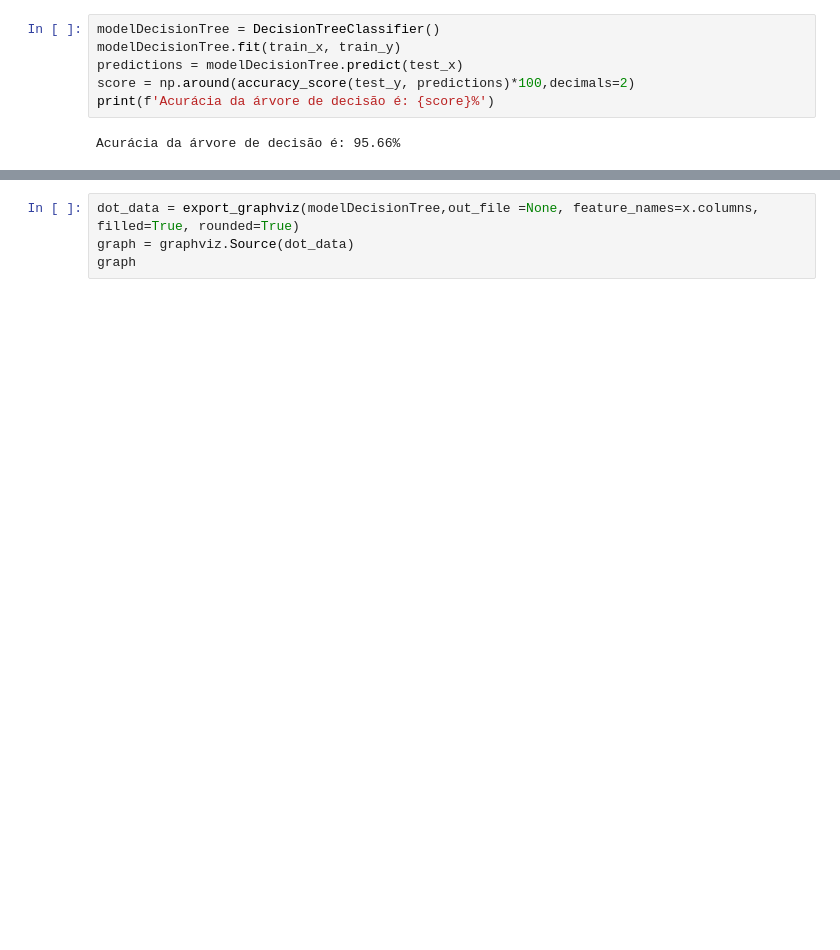
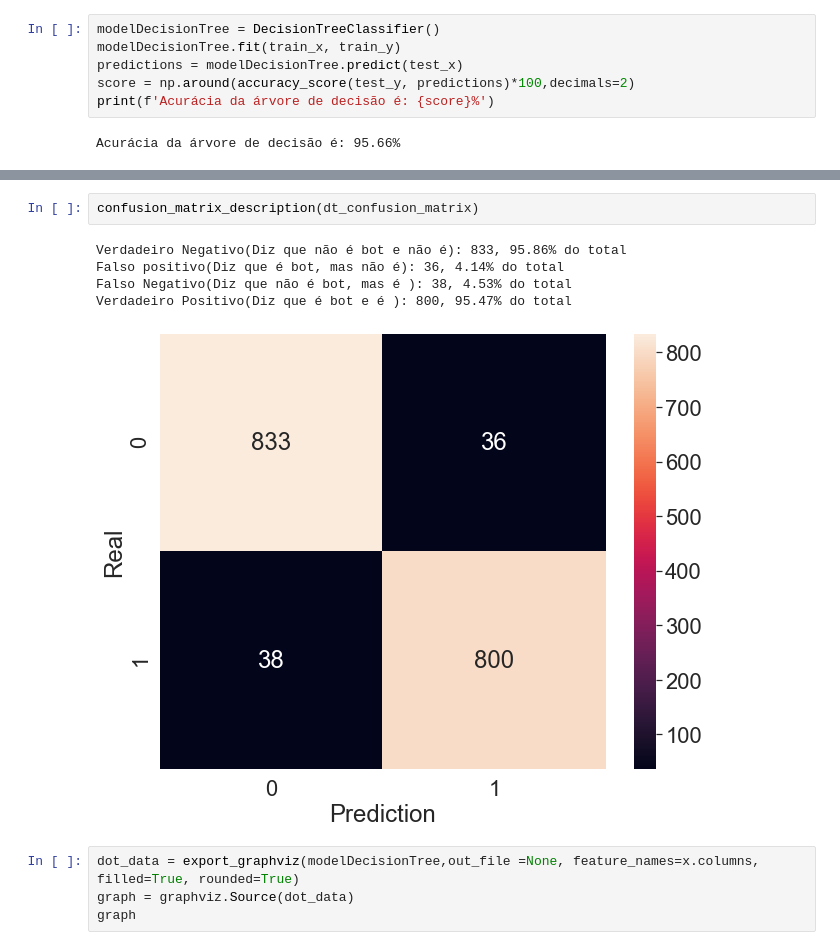
Before and after one commit to Jiamaca/Bot-Recognition-Twitter, a Jupyter notebook: Notebook 1 - Fake Followers x Genuine Accounts.ipynb, the cells around one changed output, grey strips where cells are left out. Cells and saved outputs as stored; diff of their text form; blank space fills up the shorter version.

```diff
--- a/Notebook 1 - Fake Followers x Genuine Accounts.ipynb
+++ b/Notebook 1 - Fake Followers x Genuine Accounts.ipynb
@@ -470,3 +522,11 @@ Acurácia da árvore de decisão é: 95.66%
+# %%
+confusion_matrix_description(dt_confusion_matrix)
+# %% [output]
+Verdadeiro Negativo(Diz que não é bot e não é): 833, 95.86% do total
+Falso positivo(Diz que é bot, mas não é): 36, 4.14% do total
+Falso Negativo(Diz que não é bot, mas é ): 38, 4.53% do total
+Verdadeiro Positivo(Diz que é bot e é ): 800, 95.47% do total
+[figure, added]
 # %%
 dot_data = export_graphviz(modelDecisionTree,out_file =None, feature_names=x.columns, filled=True, rounded=True)
 graph = graphviz.Source(dot_data)
```
Also changed, not shown: parts of 12 cells of this notebook.
